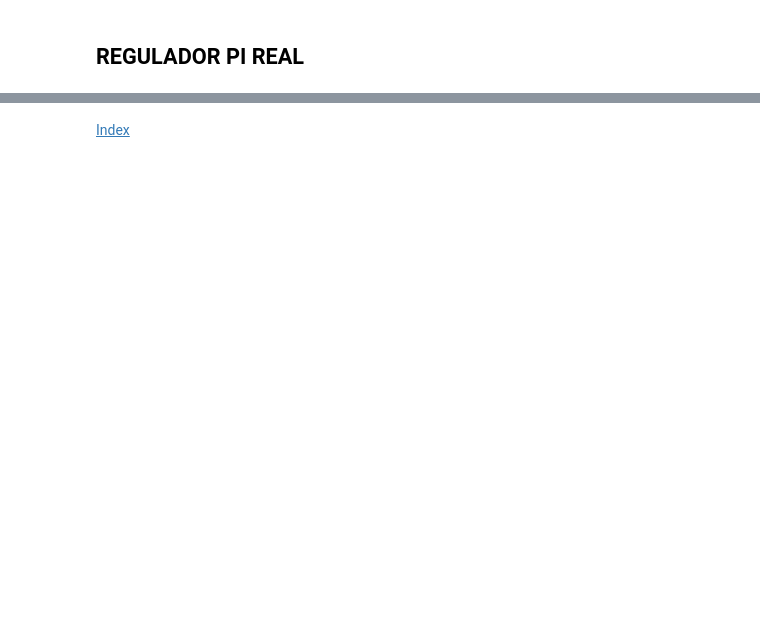
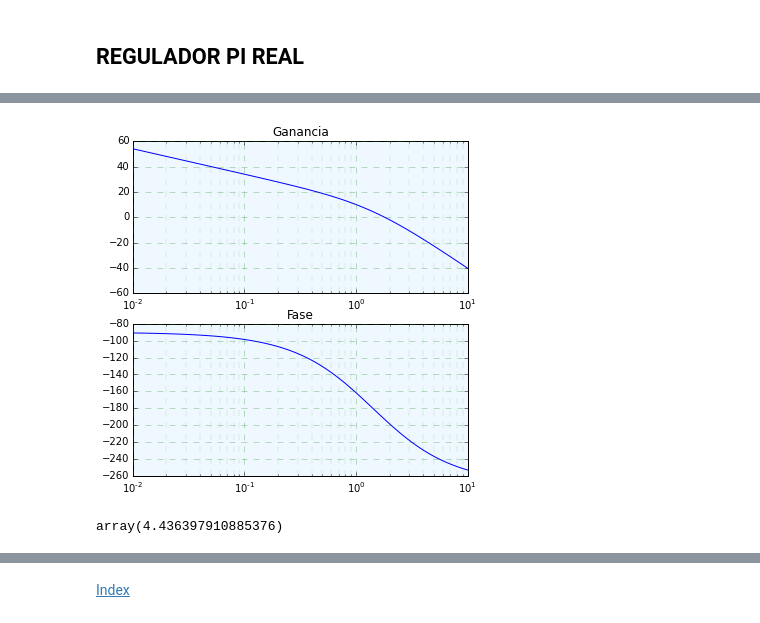
Before and after one commit to estevaofv/apuntes_automatica_II, a Jupyter notebook: Tecnica_de_compensacion_por_retraso.ipynb, the cells around one changed output, grey strips where cells are left out. Saved outputs shown, nothing was run; the diff lists cells and outputs as text; code cells hidden in the pictures; blank space fills up the shorter version.

```diff
--- a/Tecnica_de_compensacion_por_retraso.ipynb
+++ b/Tecnica_de_compensacion_por_retraso.ipynb
@@ -42,0 +87,21 @@ $ \qquad K=k_c \cdot \beta$
+# %%
+TKG=signal.lti([10],[1, 3, 2, 0])
+w, mag, phase = signal.bode(TKG) # Diagrama de bode: frecuencias, magnitud y fase
+fig, (ax1, ax2) = plt.subplots(2, 1, figsize=(6, 6))
+
+ax1.set_title('Ganancia') #Decoracion
+ax2.set_title('Fase') # Decoracion
+
+ax1.grid(color='g', linestyle='--', linewidth=0.5, alpha=0.5,which='major') #Decoracion
+ax1.grid(color='g', linestyle='--', linewidth=0.2, alpha=0.5,which='minor') #Decoracion
+
+ax2.grid(color='g', linestyle='--', linewidth=0.5, alpha=0.5,which='major') #Decoracion
+ax2.grid(color='g', linestyle='--', linewidth=0.2, alpha=0.5,which='minor') #Decoracion
+
+ax1.semilogx(w, mag) # Eje x logarítmico
+ax2.semilogx(w, phase) # Eje x logarítmico
+
+ax1.set_axis_bgcolor('aliceblue')# Mas decoraciones
+ax2.set_axis_bgcolor('aliceblue')# Mas decoraciones
+# %% [output]
+[figure, added]
@@ -42,0 +114,7 @@ $ \qquad K=k_c \cdot \beta$
+# %%
+M_W(0) # 1.8028696116307432 rd para ganancia 0
+W_P(1.8028696116307432) # Angulo de -192.97900193093383 para ganancia cero
+P_W(-180) #1.4143192918261236 rd para fase -180
+W_M(1.4143192918261236)# 4.436397910885376 dBs para fase = -180
+# %% [output]
+array(4.436397910885376)
```
Also changed, not shown: parts of 14 cells of this notebook, 1 other file.
